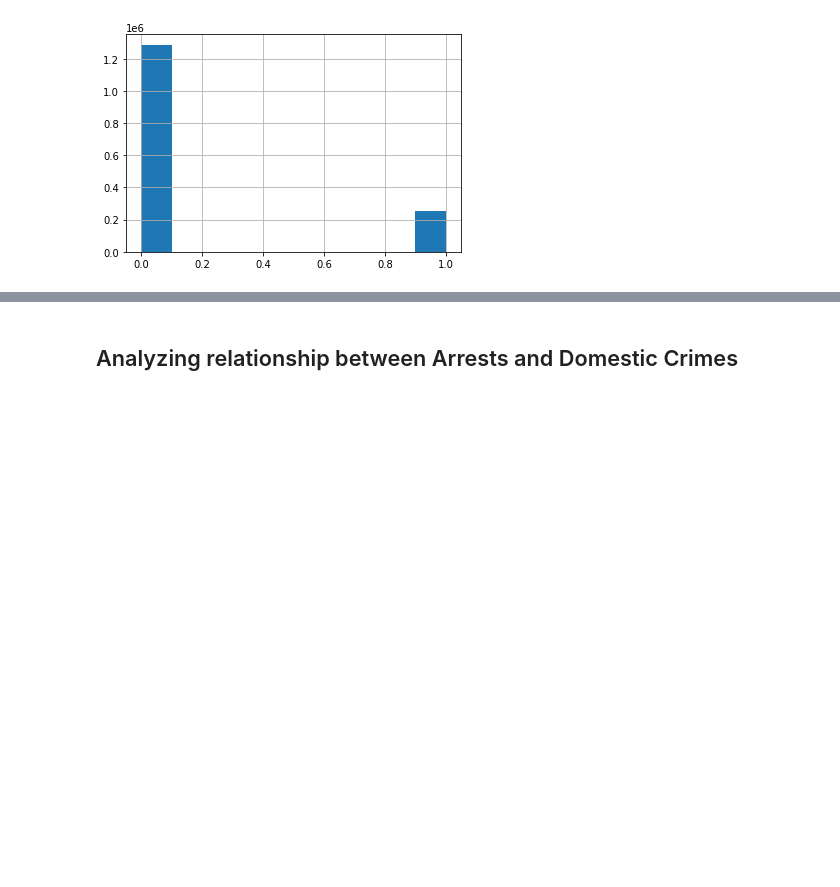
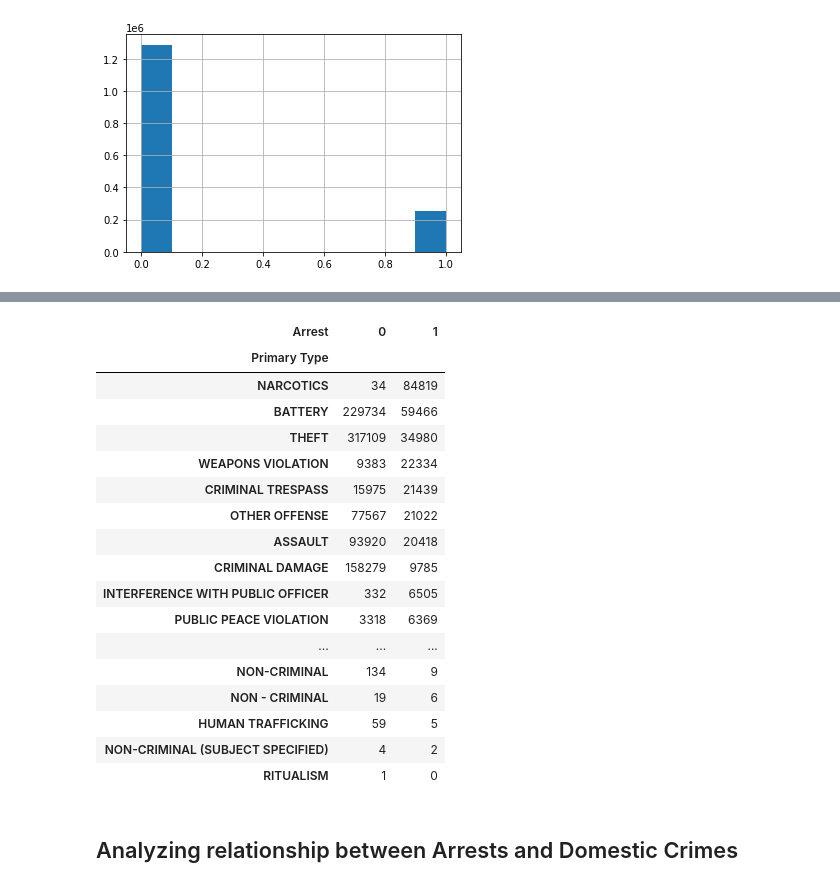
Before and after one commit to leo-cavalcante/crimes-in-chicago, a Jupyter notebook: Crime Analysis - Arrest and Domestic.ipynb, the cells around one changed output, grey strips where cells are left out. Cells and saved outputs as stored; diff of their text form; code cells hidden in the pictures; blank space fills up the shorter version.

```diff
--- a/Crime Analysis - Arrest and Domestic.ipynb
+++ b/Crime Analysis - Arrest and Domestic.ipynb
@@ -159,3 +179,24 @@ crimes.Domestic.hist()
+# %%
+pd.crosstab(crimes["Primary Type"], crimes["Arrest"]).round(2).sort_values(1, ascending=False)
+# %% [output]
+| Arrest | 0 | 1 |
+| Primary Type |  |  |
+| NARCOTICS | 34 | 84819 |
+| BATTERY | 229734 | 59466 |
+| THEFT | 317109 | 34980 |
+| WEAPONS VIOLATION | 9383 | 22334 |
+| CRIMINAL TRESPASS | 15975 | 21439 |
+| OTHER OFFENSE | 77567 | 21022 |
+| ASSAULT | 93920 | 20418 |
+| CRIMINAL DAMAGE | 158279 | 9785 |
+| INTERFERENCE WITH PUBLIC OFFICER | 332 | 6505 |
+| PUBLIC PEACE VIOLATION | 3318 | 6369 |
+| ... | ... | ... |
+| NON-CRIMINAL | 134 | 9 |
+| NON - CRIMINAL | 19 | 6 |
+| HUMAN TRAFFICKING | 59 | 5 |
+| NON-CRIMINAL (SUBJECT SPECIFIED) | 4 | 2 |
+| RITUALISM | 1 | 0 |
 # %% [markdown]
 ## Analyzing relationship between Arrests and Domestic Crimes
 # %%
```
Also changed, not shown: parts of 3 cells of this notebook, 1 other file.
